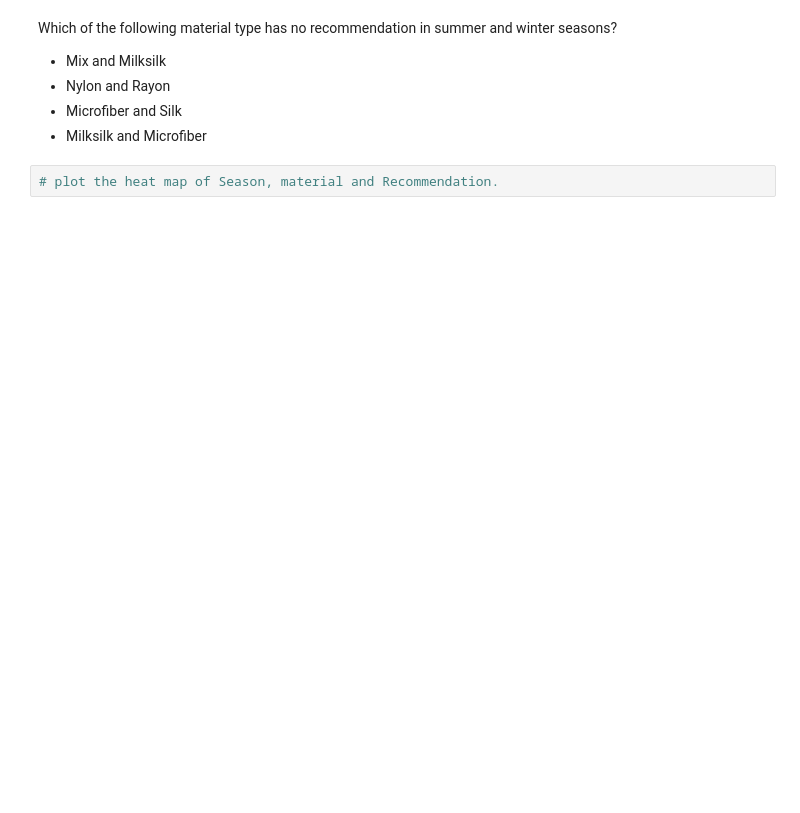
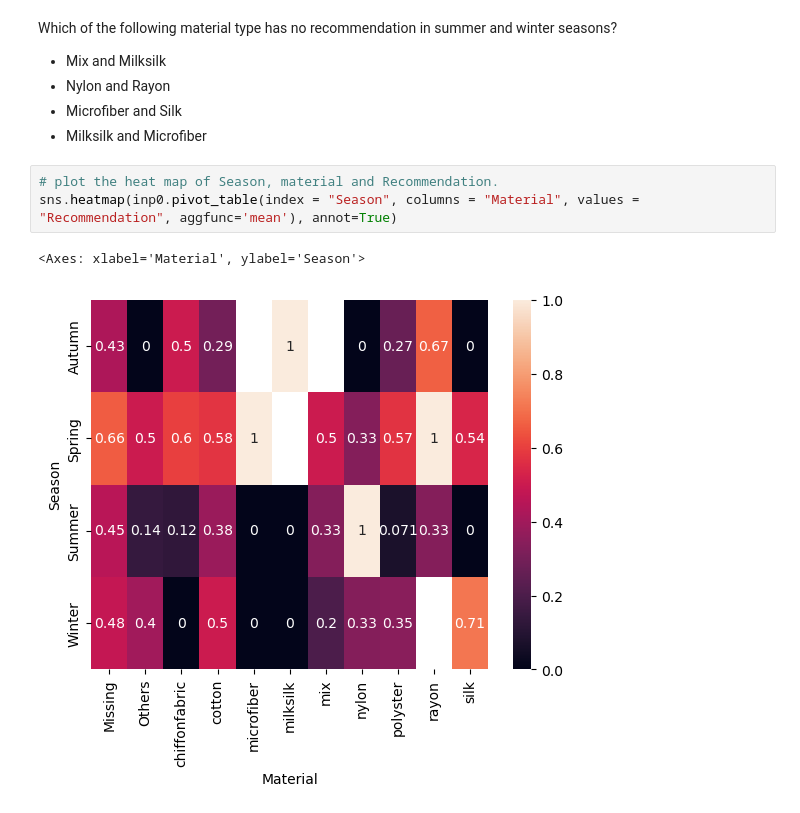
Before and after one commit to PrakNew/UpGrad, a Jupyter notebook: Exploratory Data Analysis/Data Cleaning/Graded/EDA+Graded+Exercise.ipynb, the cells around one changed output. Cells and saved outputs as stored; diff of their text form; blank space fills up the shorter version.

```diff
--- a/Exploratory Data Analysis/Data Cleaning/Graded/EDA+Graded+Exercise.ipynb
+++ b/Exploratory Data Analysis/Data Cleaning/Graded/EDA+Graded+Exercise.ipynb
@@ -813,3 +868,7 @@ Which of the following material type has no recommendation in summer and winter
 - Milksilk and Microfiber
 # %%
 # plot the heat map of Season, material and Recommendation.
+sns.heatmap(inp0.pivot_table(index = "Season", columns = "Material", values = "Recommendation", aggfunc='mean'), annot=True)
+# %% [output]
+<Axes: xlabel='Material', ylabel='Season'>
+[figure, added]
```
Also changed, not shown: parts of 11 cells of this notebook.
